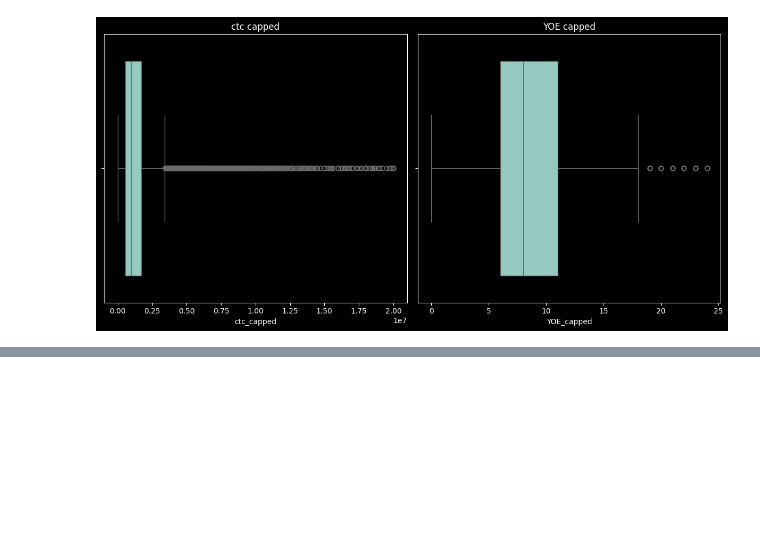
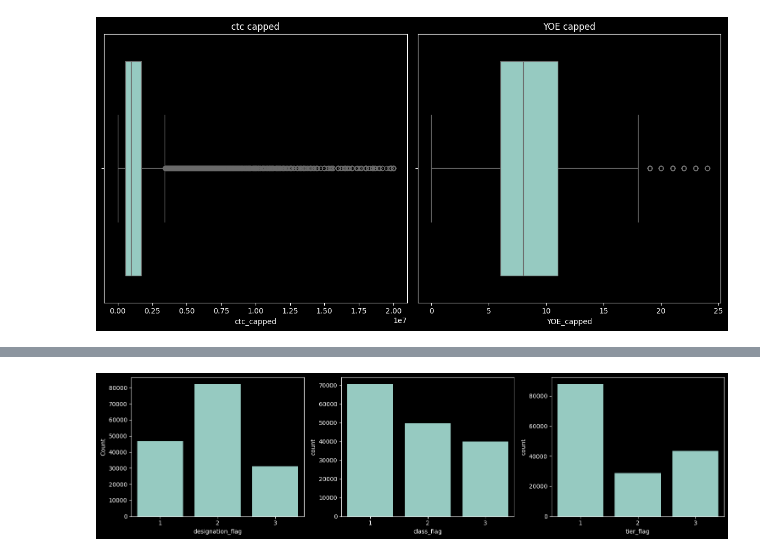
Before and after one commit to VDdotexe/Weekend_Scratching, a Jupyter notebook: case_studies/Clustering_CS.ipynb, the cells around one changed output, grey strips where cells are left out. Drawn from its saved outputs; the diff is of its cells as text; code cells hidden in the pictures; blank space fills up the shorter version.

```diff
--- a/case_studies/Clustering_CS.ipynb
+++ b/case_studies/Clustering_CS.ipynb
@@ -281,0 +311,13 @@ plt.show()
+# %%
+group_summary_designation= df1.groupby(['company_hash', 'job_position', 'YOE_capped'])['ctc_capped'].agg(['mean']).reset_index()
+group_summary_designation.rename(columns= {'mean': 'mean_designation'}, inplace= True)
+
+group_summary_class= df1.groupby(['company_hash', 'job_position'])['ctc_capped'].agg(['mean']).reset_index()
+group_summary_class.rename(columns= {'mean':'mean_class'}, inplace= True)
+
+group_summary_tier= df1.groupby(['company_hash'])['ctc_capped'].agg(['mean']).reset_index()
+group_summary_tier.rename(columns= {'mean':'mean_tier'}, inplace= True)
+# %%
+df2= df1.merge(group_summary_designation, on= ['company_hash', 'job_position', 'YOE_capped'])
+df2= df2.merge(group_summary_class, on= ['company_hash', 'job_position'])
+df2= df2.merge(group_summary_tier, on= ['company_hash'])
@@ -281,0 +357,4 @@ plt.show()
+# %%
+df2['designation_flag']= df2.apply(designation_flag, axis= 1)
+df2['class_flag']= df2.apply(class_flag, axis = 1)
+df2['tier_flag']= df2.apply(tier_flag, axis = 1)
@@ -281,0 +368,2 @@ plt.show()
+# %%
+df2.drop(['mean_designation', 'mean_class', 'mean_tier'], axis= 1, inplace= True)
@@ -281,0 +415,19 @@ plt.show()
+# %%
+fig, ax= plt.subplots(1, 3, figsize= (15,4))
+
+
+sns.countplot(data= df2, x= 'designation_flag', ax= ax[0])
+ax[0].set_ylabel('Count')
+
+sns.countplot(data= df2, x= 'class_flag', ax= ax[1])
+ax[1].set_ylabel('count')
+
+
+sns.countplot(data= df2, x= 'tier_flag', ax= ax[2])
+ax[2].set_ylabel('count')
+
+
+plt.tight_layout()
+plt.show()
+# %% [output]
+[figure, added]
```
Also changed, not shown: parts of 15 cells of this notebook.
